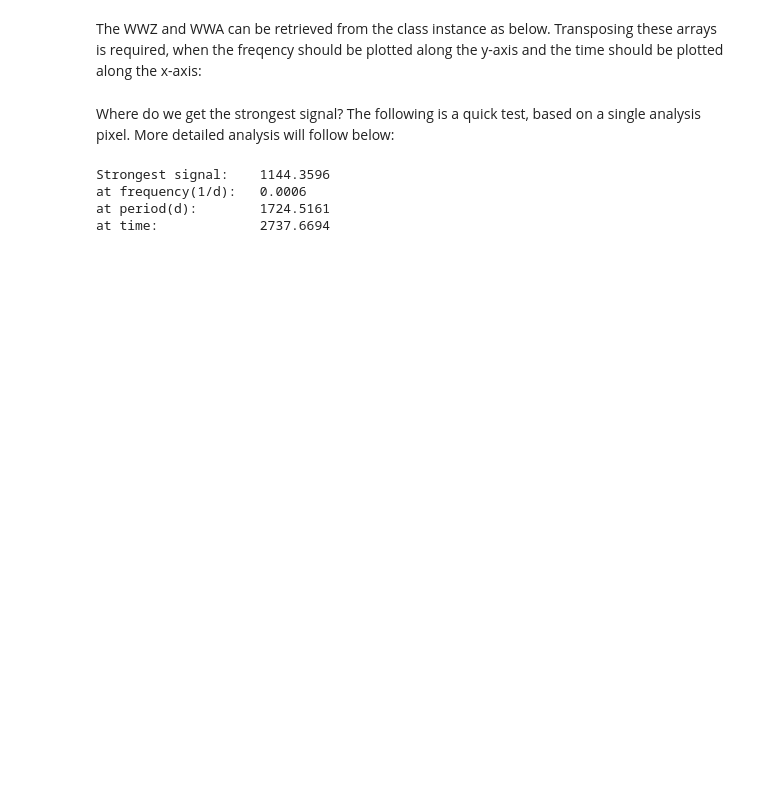
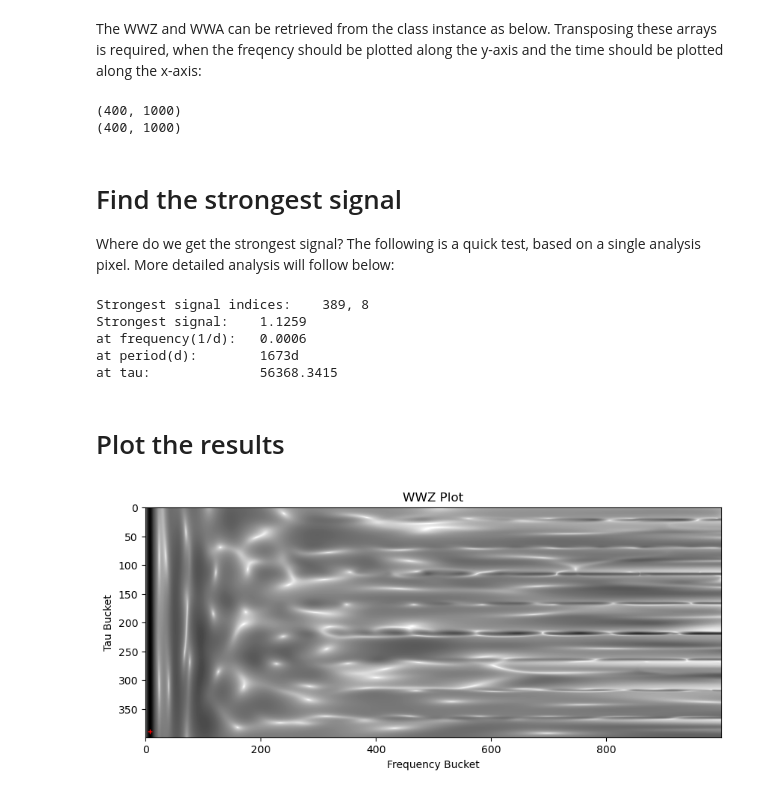
Before and after one commit to skp80286/smbhb_detection, a Jupyter notebook: wwz_analysis.ipynb, the cells around one changed output. Drawn from its saved outputs; the diff is of its cells as text; code cells hidden in the pictures; blank space fills up the shorter version.

```diff
--- a/wwz_analysis.ipynb
+++ b/wwz_analysis.ipynb
@@ -64,7 +72,7 @@ The `WWZ` class has a method `get_freq()` to create an array of frequencies for
 # %% [markdown]
 We can set the frequency range manually by setting a shortest period, `p_min`, which relates to the highest frequency, and/or a longest period, `p_max`, which relates to the lowest frequency.
 # %%
-freq = wwz.get_freq(p_min=300, p_max=2700)
+freq = wwz.get_freq(p_min=30, p_max=3000, n_bins=1000)
 # %% [output]
 WARNING: p_max is larger than the maximum time range of the data devided by 5.0.
 p_max  should not be larger than 589.0.
@@ -82,6 +90,6 @@ Number of frequencies:        100
 
 The `WWZ` class has a method `get_tau()` to create an array of time points for the analysis. By default the method will use the stored data to determine the earliest and latest time point:
 # %%
-tau = wwz.get_tau(n_bins=100)
+tau = wwz.get_tau(n_bins=400)
 # %% [output]
 Linear range of tau (time points) created with
@@ -122,18 +130,40 @@ True
 # %% [markdown]
 The WWZ and WWA can be retrieved from the class instance as below. Transposing these arrays is required, when the freqency should be plotted along the y-axis and the time should be plotted along the x-axis:
 # %%
-result_wwz = wwz.wwz.transpose()
-result_wwa = wwz.wwa.transpose()
+result_wwz = wwz.wwz
+result_wwa = wwz.wwa
+print(str(result_wwz.shape))
+print(str(result_wwa.shape))
+# %% [output]
+(400, 1000)
+(400, 1000)
 # %% [markdown]
+# Find the strongest signal
 Where do we get the strongest signal? The following is a quick test, based on a single analysis pixel. More detailed analysis will follow below:
 # %%
 i, j = np.unravel_index(np.argmax(result_wwz), result_wwz.shape)
-print('Strongest signal:    {0:.4f}'.format(result_wwz[i,j]))
-print('at frequency(1/d):   {0:.4f}'.format(freq[i]))
-print('at period(d):        {0:.4f}'.format(1./freq[i]))
-print('at time:             {0:.4f}'.format(tau[j]))
+print('Strongest signal indices:    {0:.0f}, {1:.0f}'.format(i,j))
+print('Strongest signal:    {0:.4f}'.format(result_wwz[j,i]))
+print('at frequency(1/d):   {0:.4f}'.format(freq[j]))
+print('at period(d):        {0:.0f}d'.format(1./freq[j]))
+print('at tau:              {0:.4f}'.format(tau[i]))
 # %% [output]
-Strongest signal:    1144.3596
+Strongest signal indices:    389, 8
+Strongest signal:    1.1259
 at frequency(1/d):   0.0006
-at period(d):        1724.5161
-at time:             2737.6694
+at period(d):        1673d
+at tau:              56368.3415
+# %% [markdown]
+# Plot the results
+# %%
+min_trunc_factor = 1000
+plt.title("WWZ Plot")
+plt.xlabel("Frequency Bucket")
+plt.ylabel("Tau Bucket")
+#plt.figure().set_figwidth(12)
+implot = plt.imshow(result_wwz, cmap=cmap, norm=LogNorm(vmin=result_wwz.min()*min_trunc_factor, vmax=result_wwz.max()))
+plt.plot([j], [i], c='red', marker='+');
+plt.show()
+pass
+# %% [output]
+[figure, added]
```
Also changed, not shown: parts of 9 cells of this notebook.
